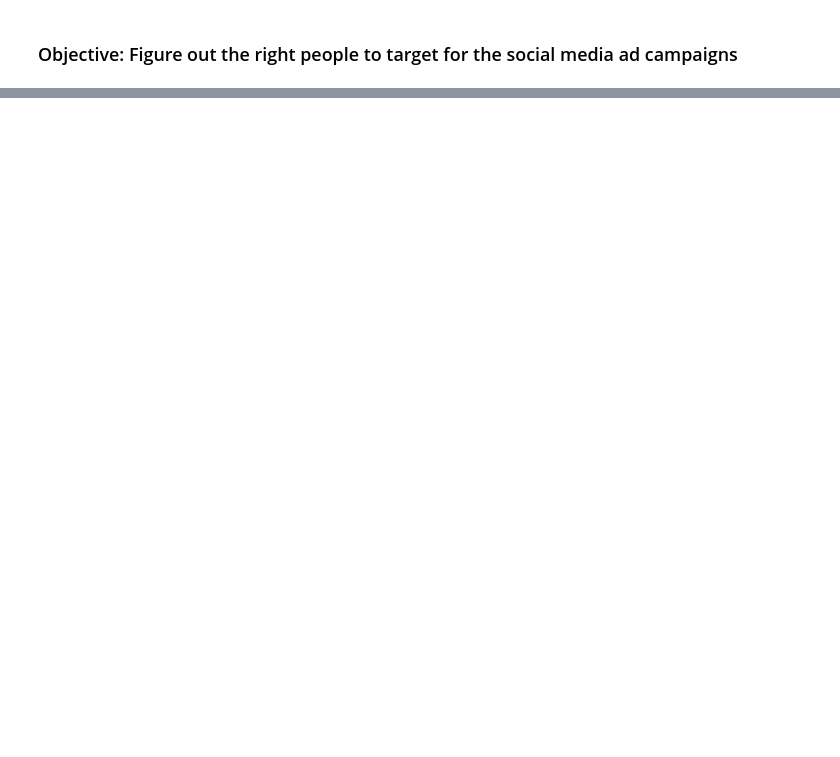
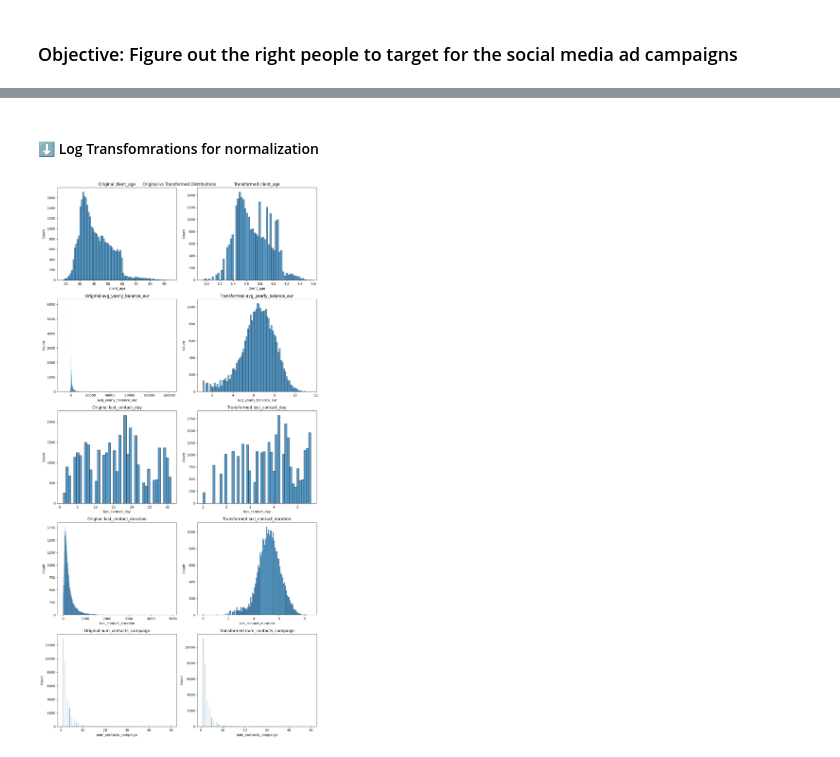
Before and after one commit to NumericCamel/Portfolio, a Jupyter notebook: MarketingAnalaysis/AnalysisFinal.ipynb, the cells around one changed output, grey strips where cells are left out. Cells and saved outputs as stored; diff of their text form; code cells hidden in the pictures; blank space fills up the shorter version.

```diff
--- a/MarketingAnalaysis/AnalysisFinal.ipynb
+++ b/MarketingAnalaysis/AnalysisFinal.ipynb
@@ -176,0 +686,38 @@ ValueError: Pandas data cast to numpy dtype of object. Check input data with np.
+# %% [markdown]
+#### ⬇️ Log Transfomrations for normalization
+# %%
+# Create transformed dataframe
+df_trans = df_model.copy()
+
+df_trans['client_age'] = np.log1p(df_trans['client_age'])
+
+# Yearly Balance with 0s removed
+df_trans = df_trans[df_trans['avg_yearly_balance_eur'] > 1]
+df_trans['avg_yearly_balance_eur'] = np.log1p(df_trans['avg_yearly_balance_eur'])
+
+# Square root transform last_contact_day
+df_trans['last_contact_day'] = np.sqrt(df_trans['last_contact_day'])
+
+# Log transform last_contact_duration
+df_trans['last_contact_duration'] = np.log1p(df_trans['last_contact_duration'])
+
+# Create visualization of transformations
+fig, axes = plt.subplots(5, 2, figsize=(12, 24))
+fig.suptitle('Original vs Transformed Distributions')
+
+# Plot original vs transformed for each variable
+cols = ['client_age', 'avg_yearly_balance_eur', 'last_contact_day',
+        'last_contact_duration', 'num_contacts_campaign']
+for idx, col in enumerate(cols):
+    # Original distribution
+    sns.histplot(data=df_model, x=col, ax=axes[idx,0])
+    axes[idx,0].set_title(f'Original {col}')
+
+    # Transformed distribution
+    sns.histplot(data=df_trans, x=col, ax=axes[idx,1])
+    axes[idx,1].set_title(f'Transformed {col}')
+
+plt.tight_layout()
+plt.show()
+# %% [output]
+[figure, added]
```
Also changed, not shown: parts of 18 cells of this notebook.
